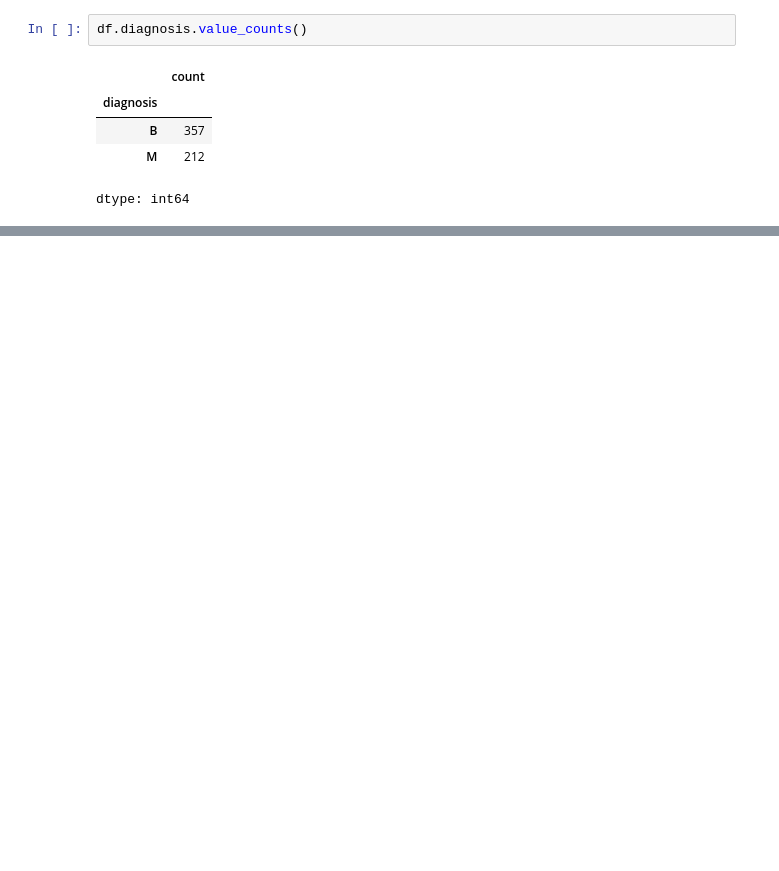
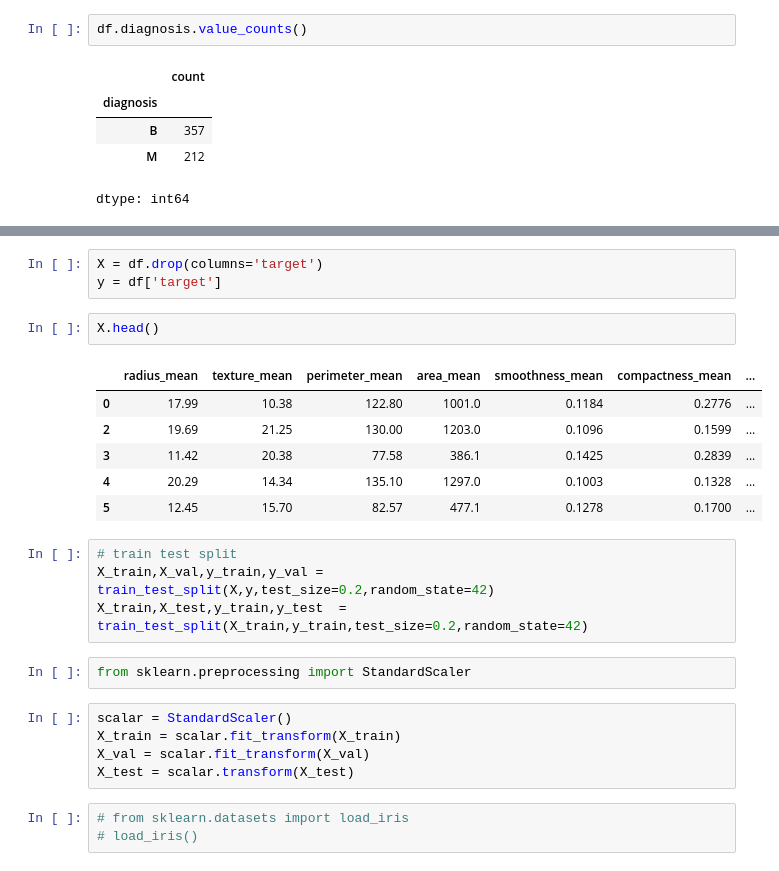
Before and after one commit to QaziSaim/DeepLearning--DeepNeuralNetwork-, a Jupyter notebook: Breast_cancer_disease_prediction.ipynb, the cells around one changed output, grey strips where cells are left out. Drawn from its saved outputs; the diff is of its cells as text; blank space fills up the shorter version.

```diff
--- a/Breast_cancer_disease_prediction.ipynb
+++ b/Breast_cancer_disease_prediction.ipynb
@@ -87,0 +138,26 @@ dtype: int64
+# %%
+X = df.drop(columns='target')
+y = df['target']
+# %%
+X.head()
+# %% [output]
+|  | radius_mean | texture_mean | perimeter_mean | area_mean | smoothness_mean | compactness_mean | ... |
+| 0 | 17.99 | 10.38 | 122.80 | 1001.0 | 0.1184 | 0.2776 | ... |
+| 2 | 19.69 | 21.25 | 130.00 | 1203.0 | 0.1096 | 0.1599 | ... |
+| 3 | 11.42 | 20.38 | 77.58 | 386.1 | 0.1425 | 0.2839 | ... |
+| 4 | 20.29 | 14.34 | 135.10 | 1297.0 | 0.1003 | 0.1328 | ... |
+| 5 | 12.45 | 15.70 | 82.57 | 477.1 | 0.1278 | 0.1700 | ... |
+# %%
+# train test split
+X_train,X_val,y_train,y_val = train_test_split(X,y,test_size=0.2,random_state=42)
+X_train,X_test,y_train,y_test  = train_test_split(X_train,y_train,test_size=0.2,random_state=42)
+# %%
+from sklearn.preprocessing import StandardScaler
+# %%
+scalar = StandardScaler()
+X_train = scalar.fit_transform(X_train)
+X_val = scalar.fit_transform(X_val)
+X_test = scalar.transform(X_test)
+# %%
+# from sklearn.datasets import load_iris
+# load_iris()
```
Also changed, not shown: parts of 16 cells of this notebook.
